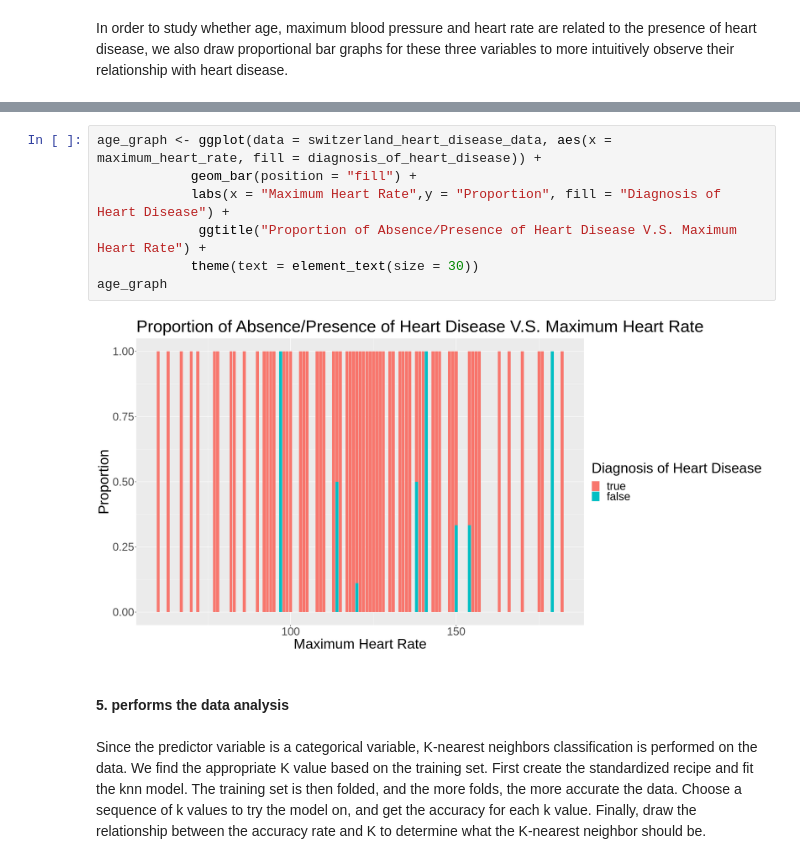
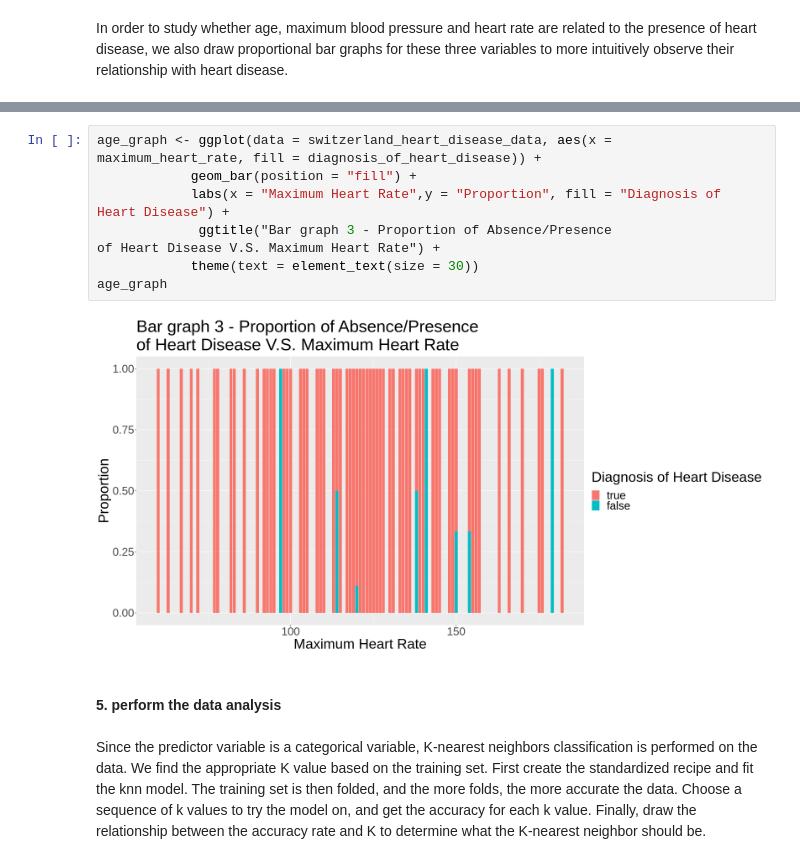
Before and after one commit to anynaw/proposal, a Jupyter notebook: Proposal.ipynb, the cells around one changed output, grey strips where cells are left out. Saved outputs shown, nothing was run; the diff lists cells and outputs as text.

```diff
--- a/Proposal.ipynb
+++ b/Proposal.ipynb
@@ -271,14 +273,15 @@ age_graph
 # %%
 age_graph <- ggplot(data = switzerland_heart_disease_data, aes(x = maximum_heart_rate, fill = diagnosis_of_heart_disease)) +
             geom_bar(position = "fill") +
             labs(x = "Maximum Heart Rate",y = "Proportion", fill = "Diagnosis of Heart Disease") +
-             ggtitle("Proportion of Absence/Presence of Heart Disease V.S. Maximum Heart Rate") +
+             ggtitle("Bar graph 3 - Proportion of Absence/Presence
+of Heart Disease V.S. Maximum Heart Rate") +
             theme(text = element_text(size = 30))
 age_graph
 # %% [output]
-[figure, old version]
+[figure, new version]
 # %% [markdown]
-#### 5. performs the data analysis
+#### 5. perform the data analysis
 # %% [markdown]
 Since the predictor variable is a categorical variable, K-nearest neighbors classification is performed on the data. We find the appropriate K value based on the training set. First create the standardized recipe and fit the knn model. The training set is then folded, and the more folds, the more accurate the data. Choose a sequence of k values to try the model on, and get the accuracy for each k value. Finally, draw the relationship between the accuracy rate and K to determine what the K-nearest neighbor should be.
 # %%
```
Also changed, not shown: parts of 12 cells of this notebook.
